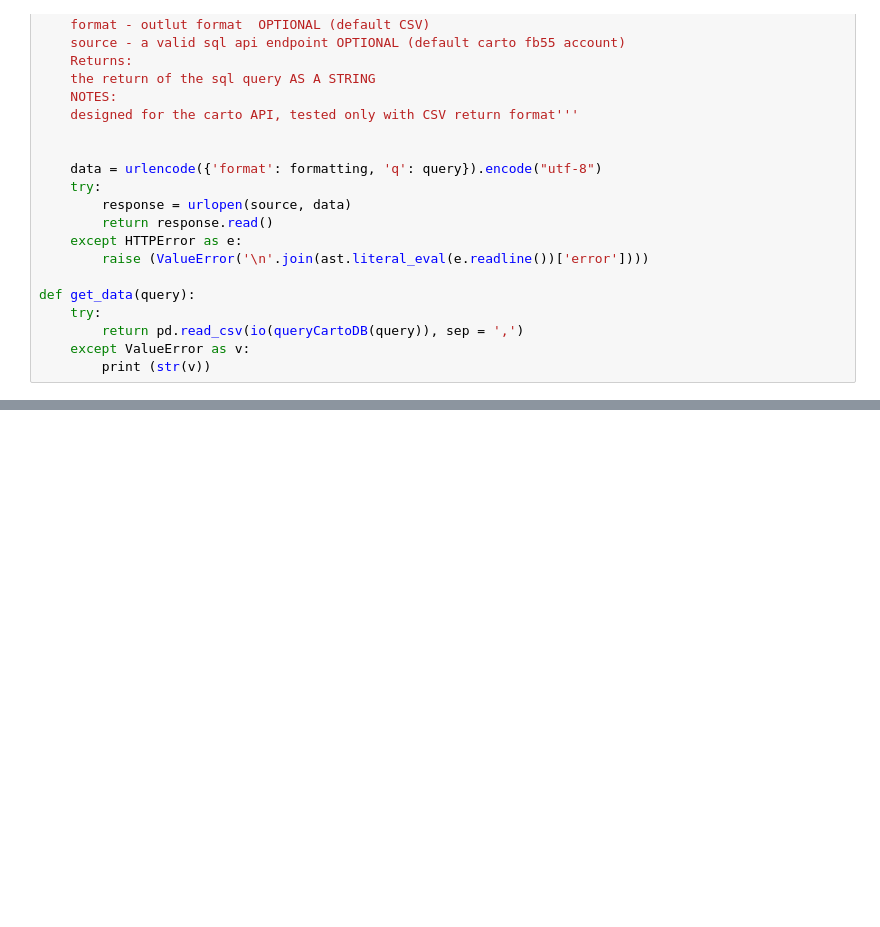
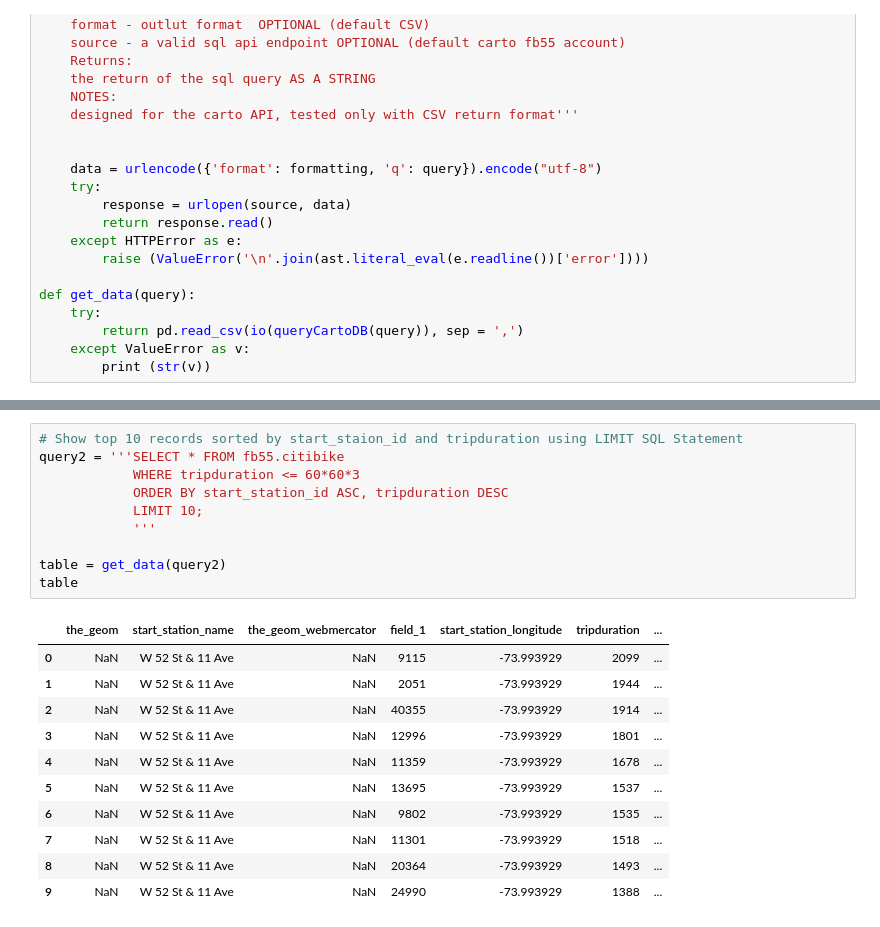
Before and after one commit to timurmukhtarov/PUI2018_tm1722, a Jupyter notebook: HW6_tm1722/HW6_Assignment2_tm1722.ipynb, the cells around one changed output, grey strips where cells are left out. Drawn from its saved outputs; the diff is of its cells as text; blank space fills up the shorter version.

```diff
--- a/HW6_tm1722/HW6_Assignment2_tm1722.ipynb
+++ b/HW6_tm1722/HW6_Assignment2_tm1722.ipynb
@@ -58,0 +90,22 @@ table.head(5)
+# %%
+# Show top 10 records sorted by start_staion_id and tripduration using LIMIT SQL Statement
+query2 = '''SELECT * FROM fb55.citibike
+            WHERE tripduration <= 60*60*3
+            ORDER BY start_station_id ASC, tripduration DESC
+            LIMIT 10;
+            '''
+
+table = get_data(query2)
+table
+# %% [output]
+|  | the_geom | start_station_name | the_geom_webmercator | field_1 | start_station_longitude | tripduration | ... |
+| 0 | NaN | W 52 St & 11 Ave | NaN | 9115 | -73.993929 | 2099 | ... |
+| 1 | NaN | W 52 St & 11 Ave | NaN | 2051 | -73.993929 | 1944 | ... |
+| 2 | NaN | W 52 St & 11 Ave | NaN | 40355 | -73.993929 | 1914 | ... |
+| 3 | NaN | W 52 St & 11 Ave | NaN | 12996 | -73.993929 | 1801 | ... |
+| 4 | NaN | W 52 St & 11 Ave | NaN | 11359 | -73.993929 | 1678 | ... |
+| 5 | NaN | W 52 St & 11 Ave | NaN | 13695 | -73.993929 | 1537 | ... |
+| 6 | NaN | W 52 St & 11 Ave | NaN | 9802 | -73.993929 | 1535 | ... |
+| 7 | NaN | W 52 St & 11 Ave | NaN | 11301 | -73.993929 | 1518 | ... |
+| 8 | NaN | W 52 St & 11 Ave | NaN | 20364 | -73.993929 | 1493 | ... |
+| 9 | NaN | W 52 St & 11 Ave | NaN | 24990 | -73.993929 | 1388 | ... |
```
Also changed, not shown: parts of 22 cells of this notebook, 1 other file.
